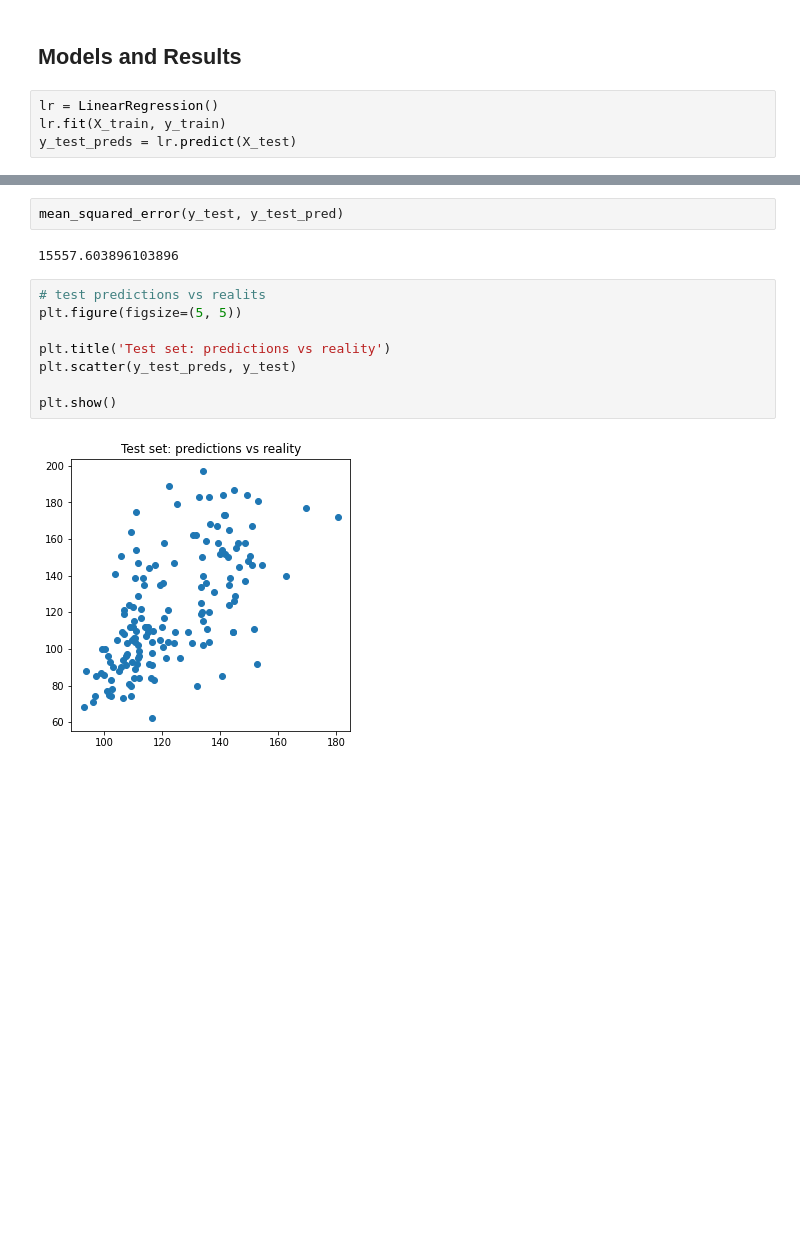
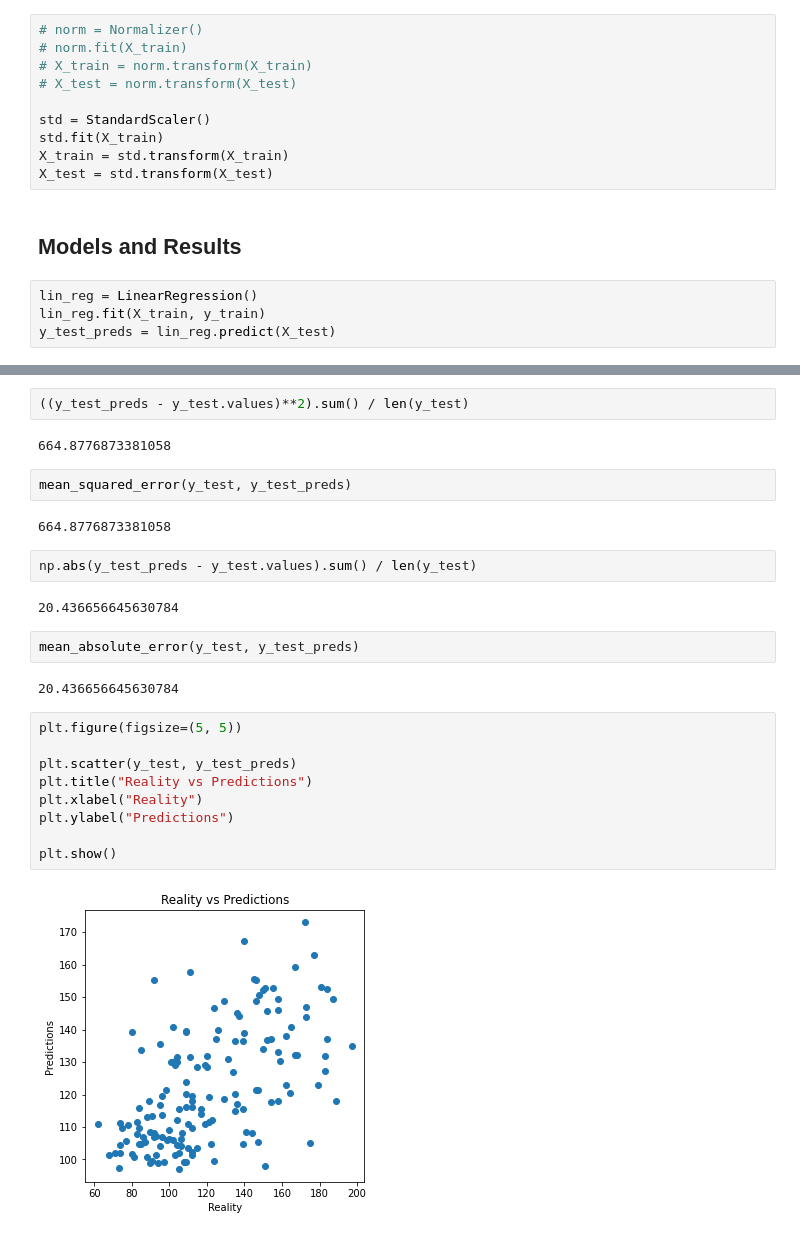
Before and after one commit to JeremCab/MethodesOptimisationBUT, a Jupyter notebook: TP/0_IntroSKL_CORR.ipynb, the cells around one changed output, grey strips where cells are left out. Cells and saved outputs as stored; diff of their text form; blank space fills up the shorter version.

```diff
--- a/TP/0_IntroSKL_CORR.ipynb
+++ b/TP/0_IntroSKL_CORR.ipynb
@@ -266,6 +429,16 @@ X_train, X_test, y_train, y_test = train_test_split(X, y, test_size=0.2, random_
+# %%
+# norm = Normalizer()
+# norm.fit(X_train)
+# X_train = norm.transform(X_train)
+# X_test = norm.transform(X_test)
+
+std = StandardScaler()
+std.fit(X_train)
+X_train = std.transform(X_train)
+X_test = std.transform(X_test)
 # %% [markdown]
 ## Models and Results
 # %%
-lr = LinearRegression()
-lr.fit(X_train, y_train)
-y_test_preds = lr.predict(X_test)
+lin_reg = LinearRegression()
+lin_reg.fit(X_train, y_train)
+y_test_preds = lin_reg.predict(X_test)
@@ -276,14 +482,27 @@ lr.score(X_test, y_test)
+# %%
+((y_test_preds - y_test.values)**2).sum() / len(y_test)
+# %% [output]
+664.8776873381058
 # %%
-mean_squared_error(y_test, y_test_pred)
+mean_squared_error(y_test, y_test_preds)
 # %% [output]
-15557.603896103896
+664.8776873381058
-# %%
-# test predictions vs realits
-plt.figure(figsize=(5, 5))
-
-plt.title('Test set: predictions vs reality')
-plt.scatter(y_test_preds, y_test)
-
-plt.show()
-# %% [output]
-[figure, removed]
+# %%
+np.abs(y_test_preds - y_test.values).sum() / len(y_test)
+# %% [output]
+20.436656645630784
+# %%
+mean_absolute_error(y_test, y_test_preds)
+# %% [output]
+20.436656645630784
+# %%
+plt.figure(figsize=(5, 5))
+
+plt.scatter(y_test, y_test_preds)
+plt.title("Reality vs Predictions")
+plt.xlabel("Reality")
+plt.ylabel("Predictions")
+
+plt.show()
+# %% [output]
+[figure, added]
```
Also changed, not shown: parts of 39 cells of this notebook, 1 other file.
